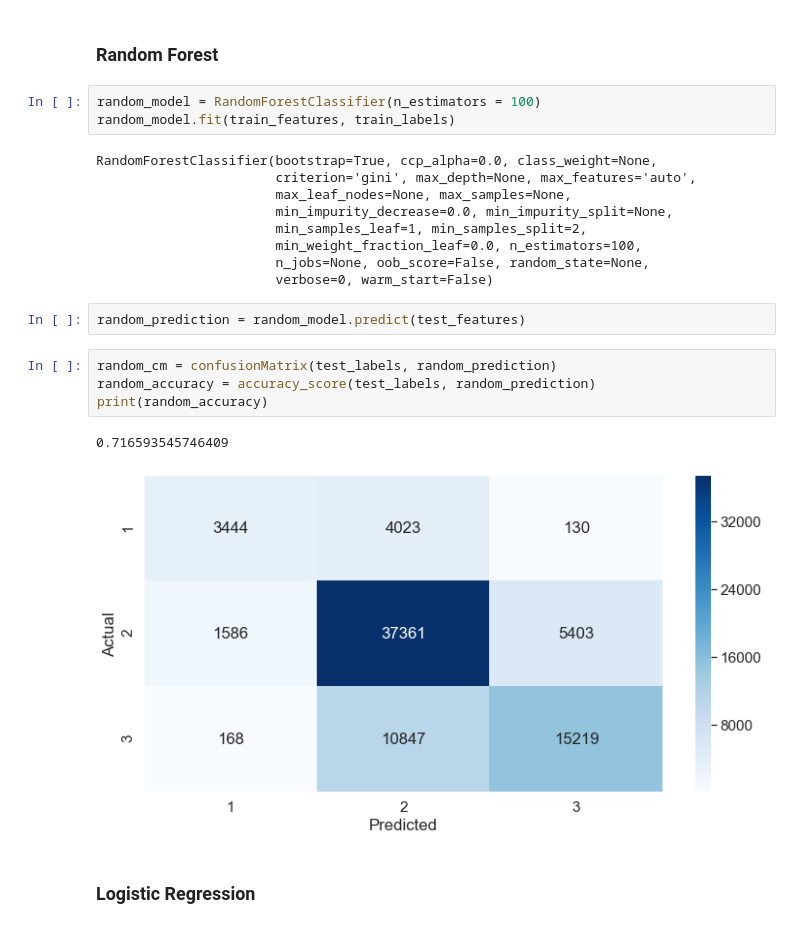
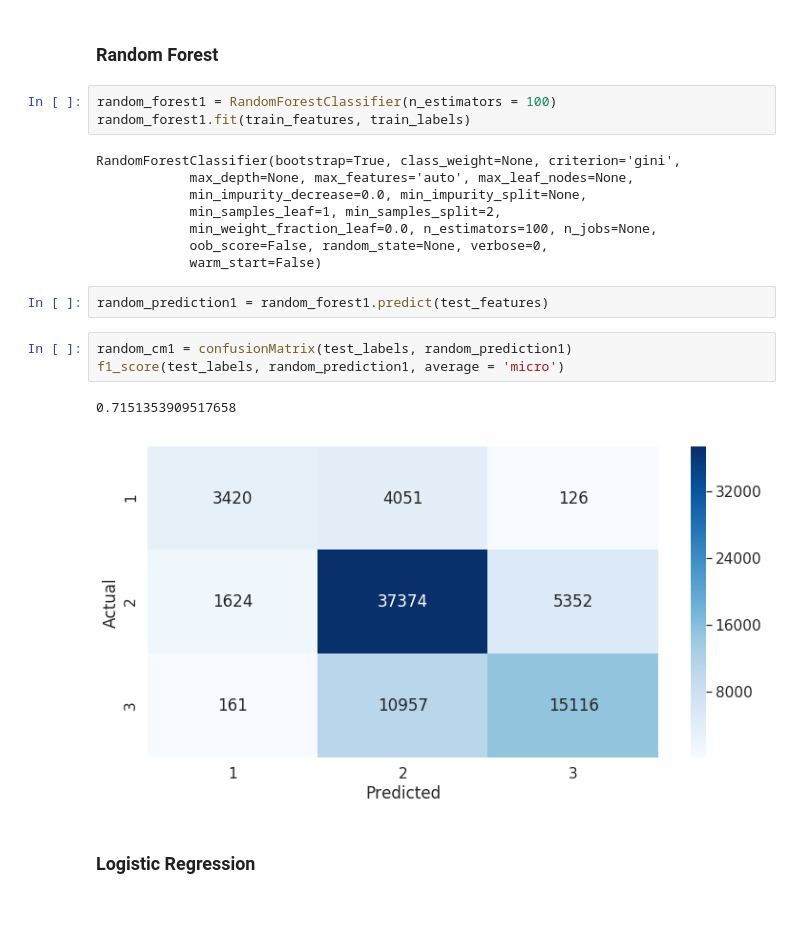
Before and after one commit to belulali/earthquake, a Jupyter notebook: Earthquake.ipynb, the cells around one changed output. Cells and saved outputs as stored; diff of their text form.

```diff
--- a/Earthquake.ipynb
+++ b/Earthquake.ipynb
@@ -153,25 +115,23 @@ print(accuracy)
 # %% [markdown]
 ### Random Forest
 # %%
-random_model = RandomForestClassifier(n_estimators = 100)
-random_model.fit(train_features, train_labels)
+random_forest1 = RandomForestClassifier(n_estimators = 100)
+random_forest1.fit(train_features, train_labels)
 # %% [output]
-RandomForestClassifier(bootstrap=True, ccp_alpha=0.0, class_weight=None,
-                       criterion='gini', max_depth=None, max_features='auto',
-                       max_leaf_nodes=None, max_samples=None,
-                       min_impurity_decrease=0.0, min_impurity_split=None,
-                       min_samples_leaf=1, min_samples_split=2,
-                       min_weight_fraction_leaf=0.0, n_estimators=100,
-                       n_jobs=None, oob_score=False, random_state=None,
-                       verbose=0, warm_start=False)
+RandomForestClassifier(bootstrap=True, class_weight=None, criterion='gini',
+            max_depth=None, max_features='auto', max_leaf_nodes=None,
+            min_impurity_decrease=0.0, min_impurity_split=None,
+            min_samples_leaf=1, min_samples_split=2,
+            min_weight_fraction_leaf=0.0, n_estimators=100, n_jobs=None,
+            oob_score=False, random_state=None, verbose=0,
+            warm_start=False)
 # %%
-random_prediction = random_model.predict(test_features)
+random_prediction1 = random_forest1.predict(test_features)
-# %%
-random_cm = confusionMatrix(test_labels, random_prediction)
-random_accuracy = accuracy_score(test_labels, random_prediction)
-print(random_accuracy)
-# %% [output]
-0.716593545746409
-[figure, removed]
+# %%
+random_cm1 = confusionMatrix(test_labels, random_prediction1)
+f1_score(test_labels, random_prediction1, average = 'micro')
+# %% [output]
+0.7151353909517658
+[figure, added]
 # %% [markdown]
 ### Logistic Regression
```
Also changed, not shown: parts of 34 cells of this notebook.
